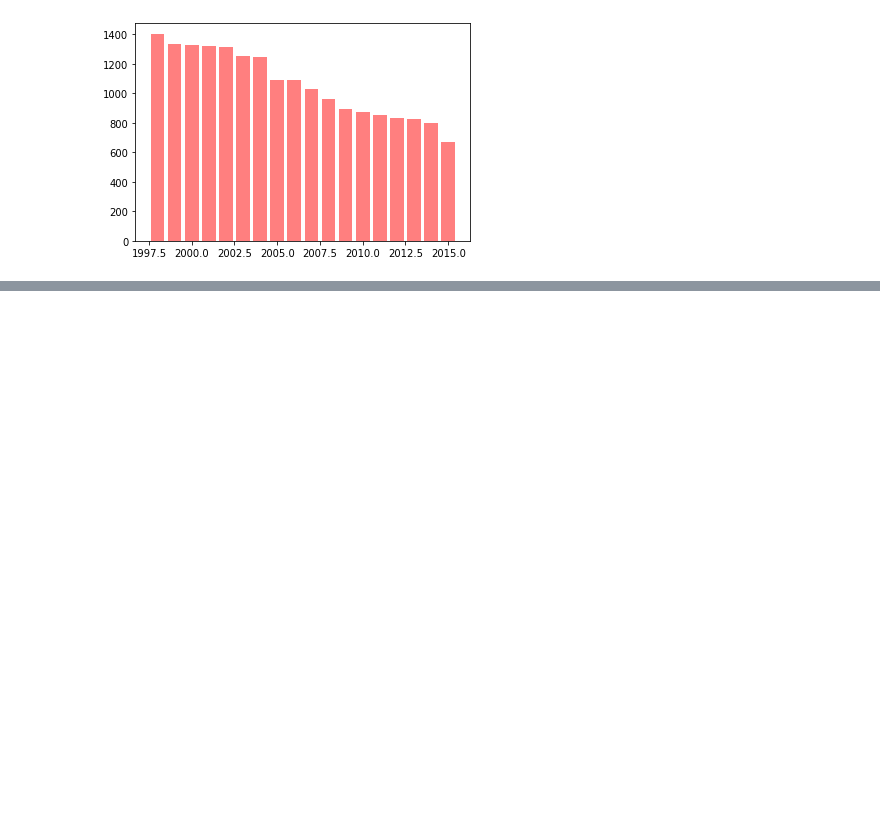
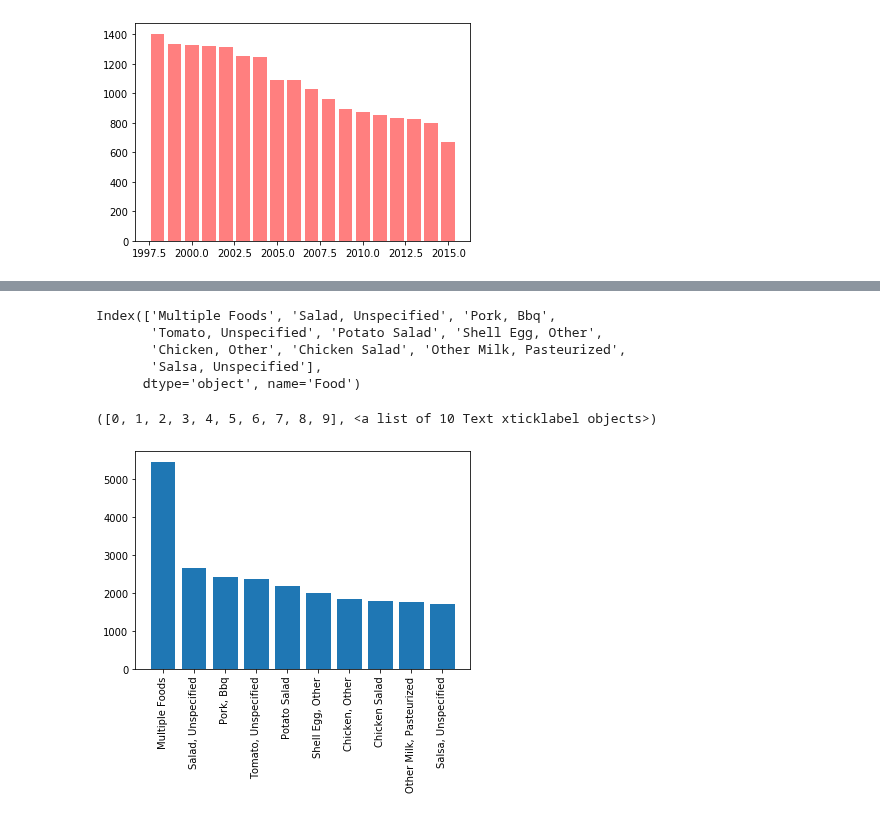
Before and after one commit to DINHC/foodborneillness, a Jupyter notebook: Foodborne_illness.ipynb, the cells around one changed output, grey strips where cells are left out. Cells and saved outputs as stored; diff of their text form; code cells hidden in the pictures; blank space fills up the shorter version.

```diff
--- a/Foodborne_illness.ipynb
+++ b/Foodborne_illness.ipynb
@@ -139,0 +212,2 @@ Name: Food, Length: 3127, dtype: int64
+# %%
+Foods_by_Illness_df = outbreaks_df.groupby(["Food"]).sum()["Illnesses"].sort_values(ascending=False).to_frame().head(10)
@@ -139,0 +229,14 @@ Name: Food, Length: 3127, dtype: int64
+# %%
+Foods_by_Illness_df.index
+# %% [output]
+Index(['Multiple Foods', 'Salad, Unspecified', 'Pork, Bbq',
+       'Tomato, Unspecified', 'Potato Salad', 'Shell Egg, Other',
+       'Chicken, Other', 'Chicken Salad', 'Other Milk, Pasteurized',
+       'Salsa, Unspecified'],
+      dtype='object', name='Food')
+# %%
+plt.bar(Foods_by_Illness_df.index,Foods_by_Illness_df["Illnesses"])
+plt.xticks(rotation='vertical')
+# %% [output]
+([0, 1, 2, 3, 4, 5, 6, 7, 8, 9], <a list of 10 Text xticklabel objects>)
+[figure, added]
```
Also changed, not shown: parts of 14 cells of this notebook.
